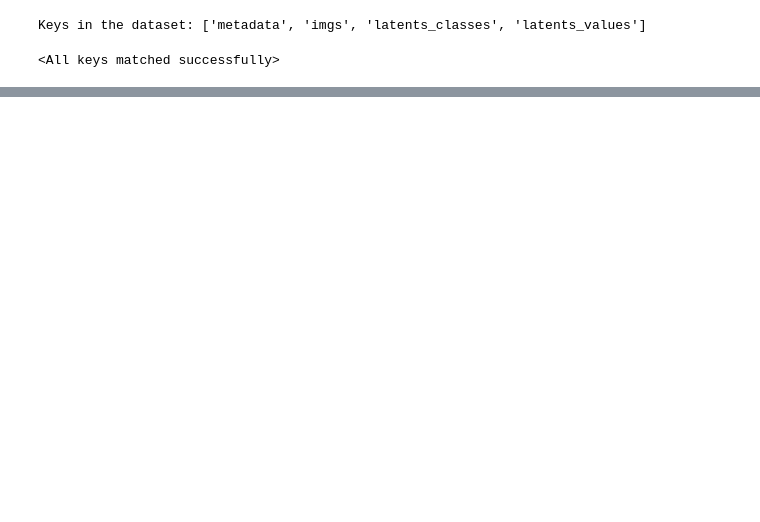
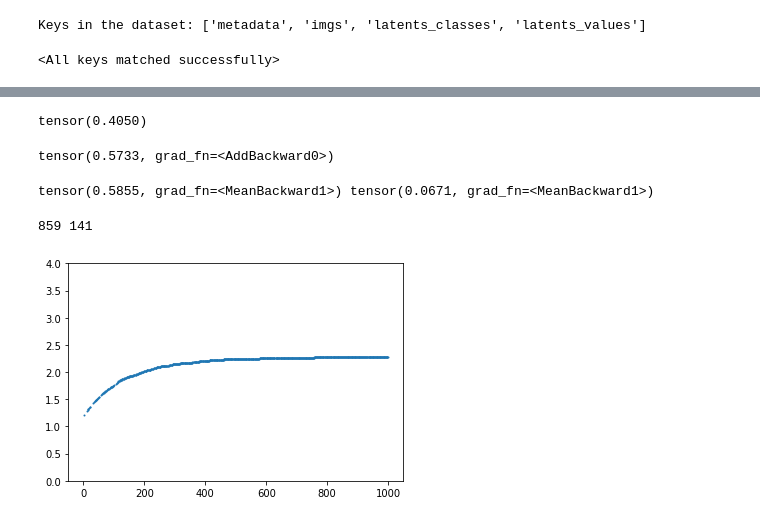
Before and after one commit to GiovaniValdrighi/inferencia_causal, a Jupyter notebook: vae/scm_counterfactual.ipynb, the cells around one changed output, grey strips where cells are left out. Saved outputs shown, nothing was run; the diff lists cells and outputs as text; code cells hidden in the pictures; blank space fills up the shorter version.

```diff
--- a/vae/scm_counterfactual.ipynb
+++ b/vae/scm_counterfactual.ipynb
@@ -300,0 +429,12 @@ scm.counterfactual('N_shape', torch.tensor([0.0, 1.0, 0.0]), torch.tensor([1.0,
+# %%
+model(initial_noise)
+# %% [output]
+tensor(0.4050)
+# %%
+model(updated_noise)
+# %% [output]
+tensor(0.5733, grad_fn=<AddBackward0>)
+# %%
+print(mu_samples, sigma_samples)
+# %% [output]
+tensor(0.5855, grad_fn=<MeanBackward1>) tensor(0.0671, grad_fn=<MeanBackward1>)
@@ -300,0 +449,10 @@ scm.counterfactual('N_shape', torch.tensor([0.0, 1.0, 0.0]), torch.tensor([1.0,
+# %%
+print(small, large)
+# %% [output]
+859 141
+# %%
+plt.scatter(range(len(losses)), losses, s = 1)
+plt.ylim(0, 4)
+plt.show()
+# %% [output]
+[figure, added]
```
Also changed, not shown: parts of 19 cells of this notebook.
